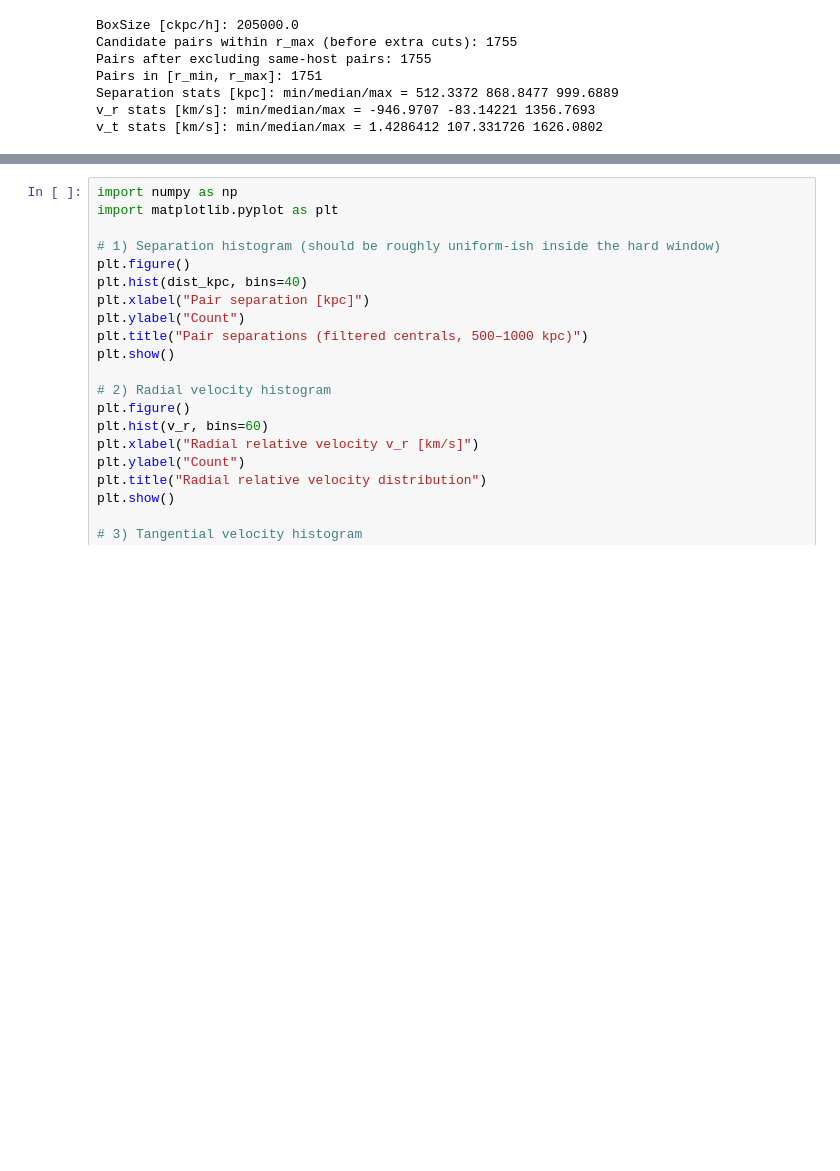
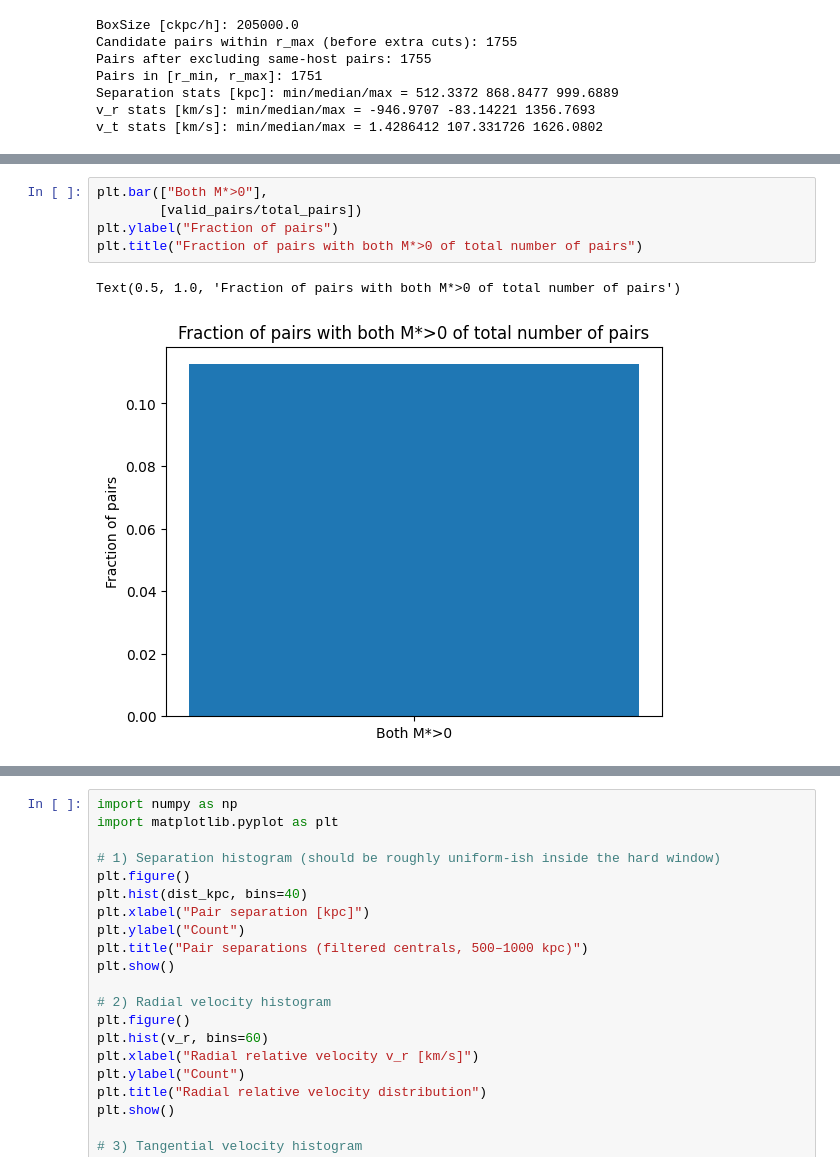
Before and after one commit to topesonen/dsp-cosmology, a Jupyter notebook: notebooks/explore.ipynb, the cells around one changed output, grey strips where cells are left out. Drawn from its saved outputs; the diff is of its cells as text; blank space fills up the shorter version.

```diff
--- a/notebooks/explore.ipynb
+++ b/notebooks/explore.ipynb
@@ -397,0 +338,8 @@ plt.show()
+# %%
+plt.bar(["Both M*>0"],
+        [valid_pairs/total_pairs])
+plt.ylabel("Fraction of pairs")
+plt.title("Fraction of pairs with both M*>0 of total number of pairs")
+# %% [output]
+Text(0.5, 1.0, 'Fraction of pairs with both M*>0 of total number of pairs')
+[figure, added]
```
Also changed, not shown: parts of 28 cells of this notebook.
